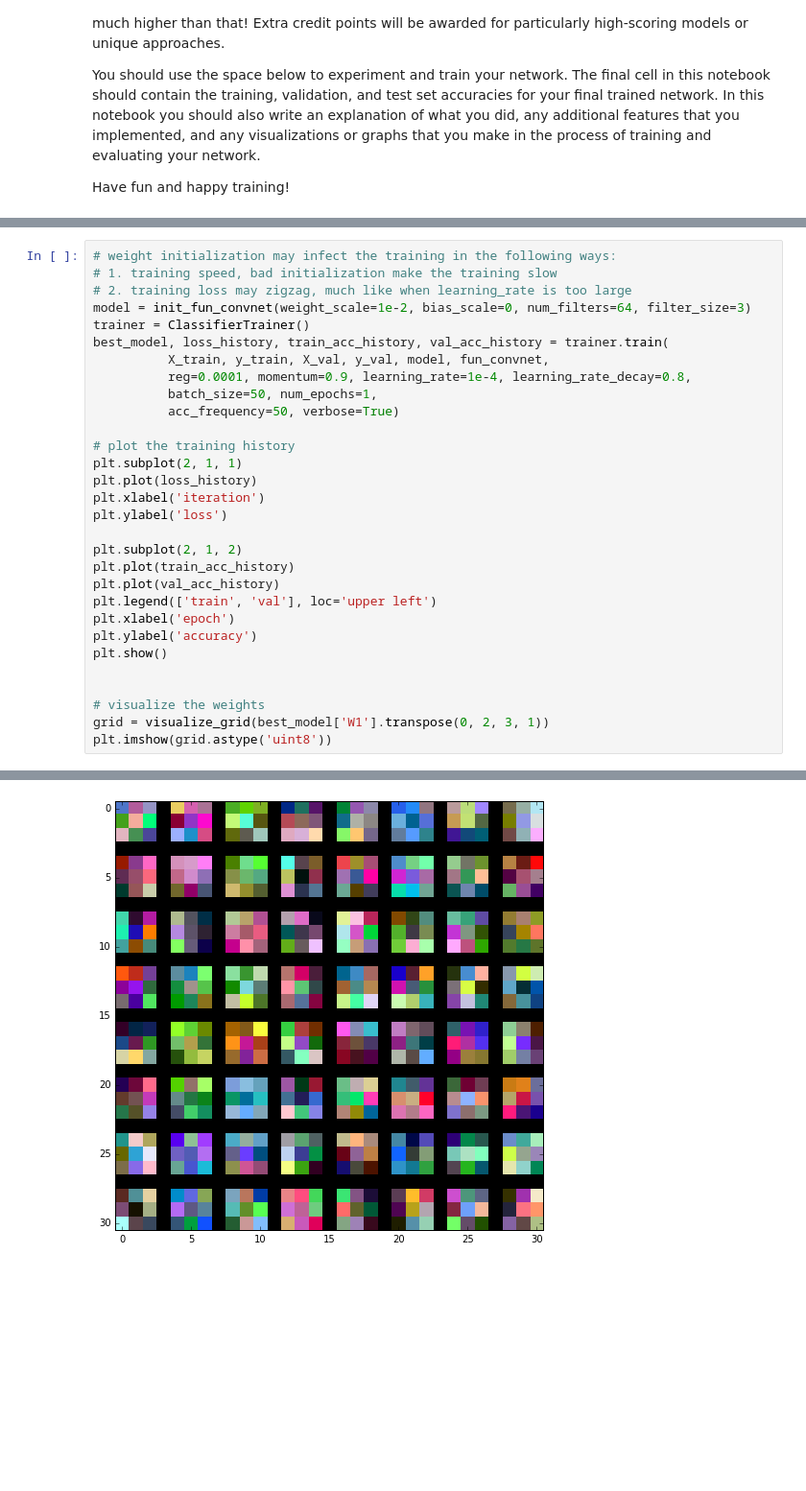
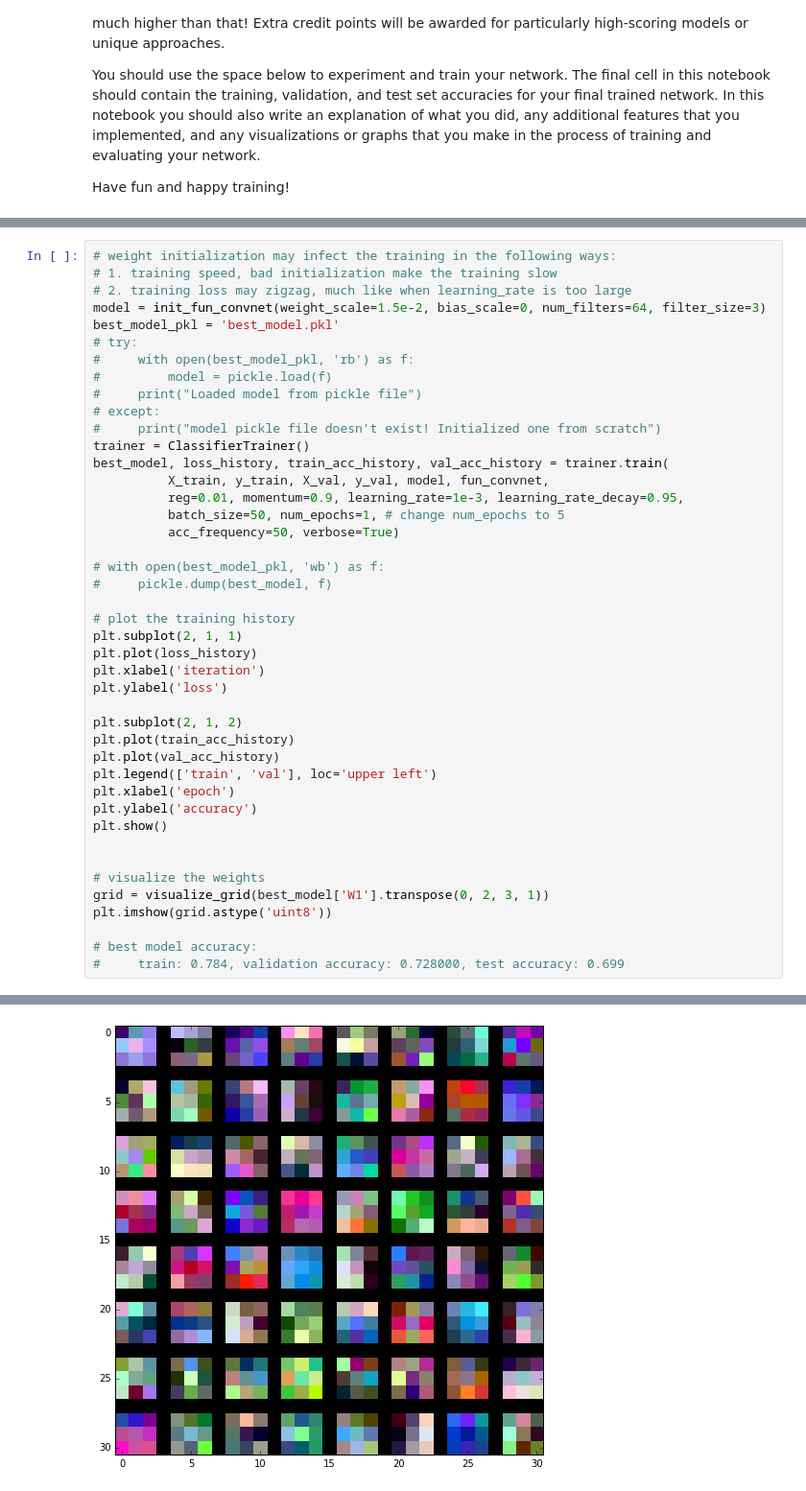
Before and after one commit to Alexoner/mooc, a Jupyter notebook: cs231n/assignment2/convnet.ipynb, the cells around one changed output, grey strips where cells are left out. Shown at 96% size. Drawn from its saved outputs; the diff is of its cells as text; blank space fills up the shorter version.

Commit message:
cs231n: add a layer, increase regularization and learning rate

```diff
--- a/cs231n/assignment2/convnet.ipynb
+++ b/cs231n/assignment2/convnet.ipynb
@@ -321,13 +319,23 @@ finished optimization. best validation accuracy: 0.173000
 # weight initialization may infect the training in the following ways:
 # 1. training speed, bad initialization make the training slow
 # 2. training loss may zigzag, much like when learning_rate is too large
-model = init_fun_convnet(weight_scale=1e-2, bias_scale=0, num_filters=64, filter_size=3)
+model = init_fun_convnet(weight_scale=1.5e-2, bias_scale=0, num_filters=64, filter_size=3)
+best_model_pkl = 'best_model.pkl'
+# try:
+#     with open(best_model_pkl, 'rb') as f:
+#         model = pickle.load(f)
+#     print("Loaded model from pickle file")
+# except:
+#     print("model pickle file doesn't exist! Initialized one from scratch")
 trainer = ClassifierTrainer()
 best_model, loss_history, train_acc_history, val_acc_history = trainer.train(
           X_train, y_train, X_val, y_val, model, fun_convnet,
-          reg=0.0001, momentum=0.9, learning_rate=1e-4, learning_rate_decay=0.8,
-          batch_size=50, num_epochs=1,
+          reg=0.01, momentum=0.9, learning_rate=1e-3, learning_rate_decay=0.95,
+          batch_size=50, num_epochs=1, # change num_epochs to 5
           acc_frequency=50, verbose=True)
+
+# with open(best_model_pkl, 'wb') as f:
+#     pickle.dump(best_model, f)
 
 # plot the training history
 plt.subplot(2, 1, 1)
@@ -347,4 +355,7 @@ plt.show()
 # visualize the weights
 grid = visualize_grid(best_model['W1'].transpose(0, 2, 3, 1))
 plt.imshow(grid.astype('uint8'))
+
+# best model accuracy:
+#     train: 0.784, validation accuracy: 0.728000, test accuracy: 0.699
 # %% [output]
@@ -369,2 +380,2 @@ finished optimization. best validation accuracy: 0.533000
 <matplotlib.image.AxesImage at 0x...>
-[figure, old version]
+[figure, new version]
```
Also changed, not shown: parts of 10 cells of this notebook, 2 other files.
